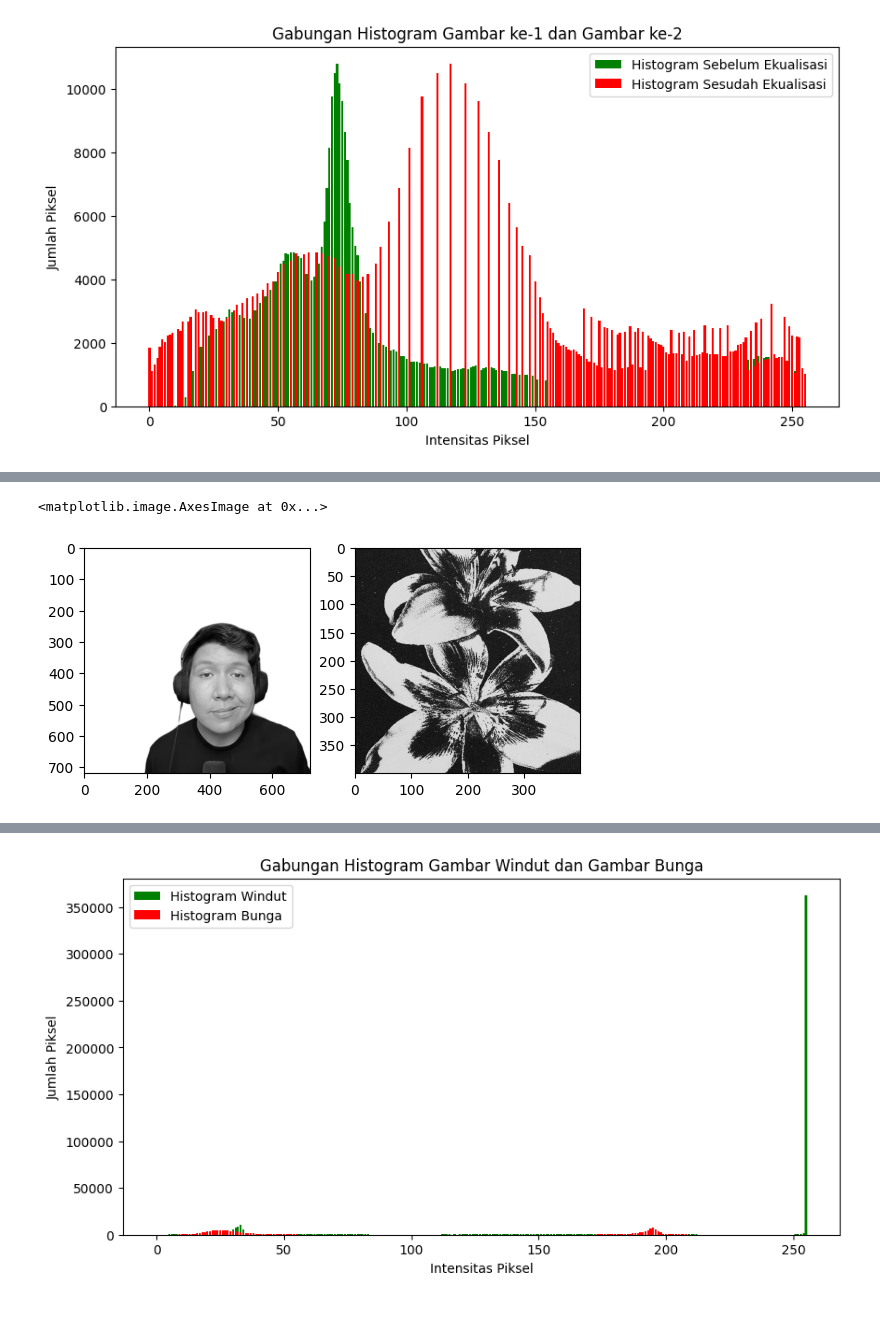
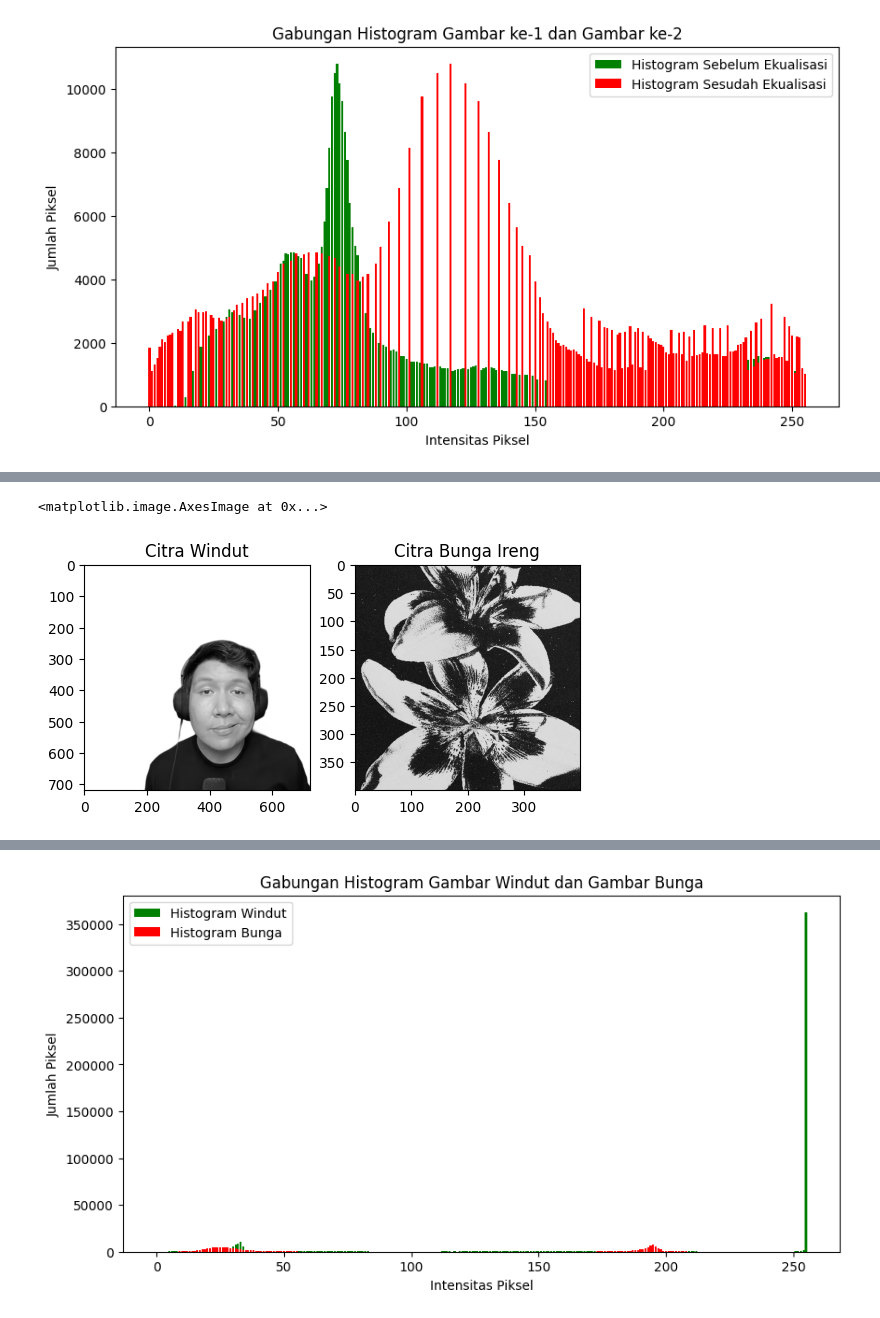
Before and after one commit to praktikum-pcd-2026/jurnal-modul-2-samarawards, a Jupyter notebook: modul2.ipynb, the cells around one changed output, grey strips where cells are left out. Drawn from its saved outputs; the diff is of its cells as text; code cells hidden in the pictures.

```diff
--- a/modul2.ipynb
+++ b/modul2.ipynb
@@ -82,16 +114,18 @@ lib.plot_histo_double("Gabungan Histogram Gambar ke-1 dan Gambar ke-2", histo1,
 # %%
 # Baca windut dan bunga
 ambil = cv.imread('Assets/Windut.png')
 windut = cv.cvtColor(ambil, cv.COLOR_BGR2GRAY)
 
 take = cv.imread('Assets/Bunga.png')
 bunga = cv.cvtColor(take, cv.COLOR_BGR2GRAY)
 
 
 plt.subplot(1, 2, 1)
+plt.title("Citra Windut")
 plt.imshow(windut, cmap="gray")
 plt.subplot(1, 2, 2)
+plt.title("Citra Bunga Ireng")
 plt.imshow(bunga, cmap="gray")
 # %% [output]
 <matplotlib.image.AxesImage at 0x...>
-[figure, old version]
+[figure, new version]
```
Also changed, not shown: parts of 26 cells of this notebook.
